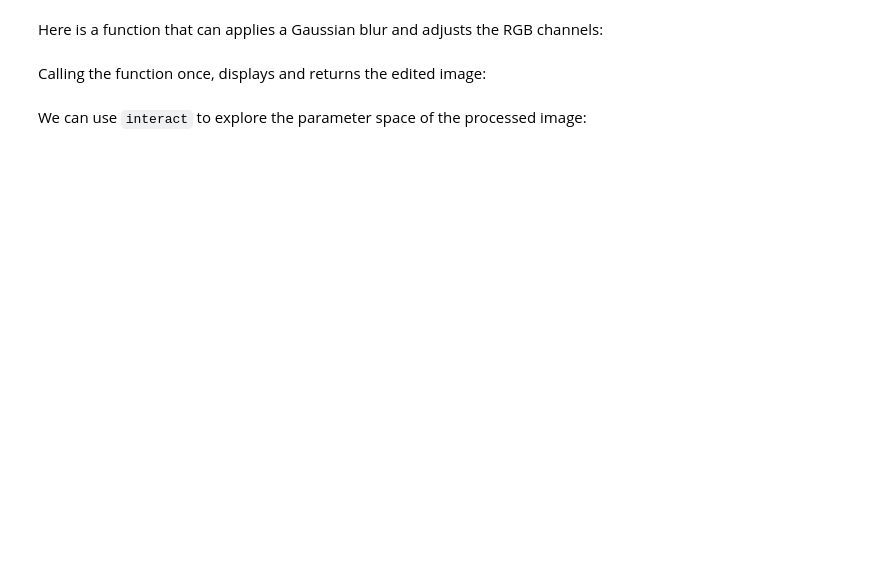
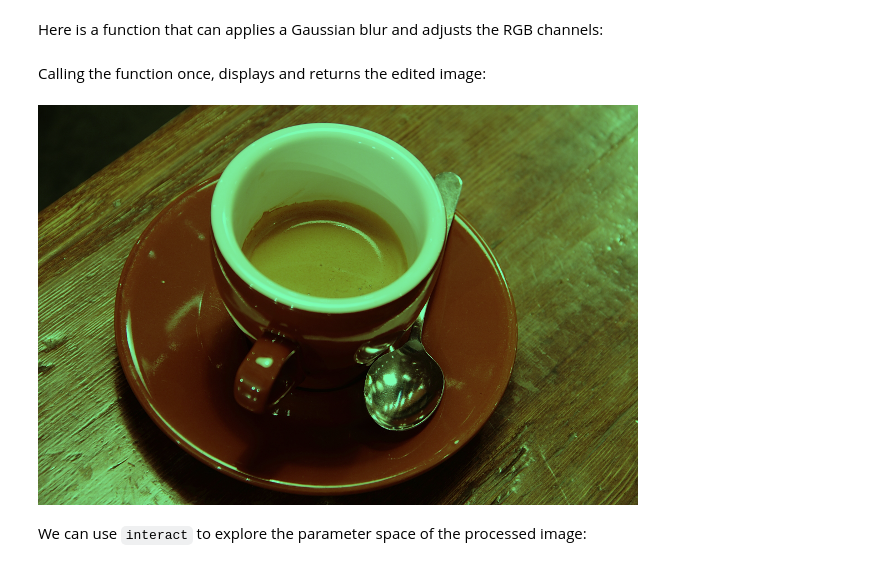
Before and after one commit to ellisonbg/talk-2014, a Jupyter notebook: Interaction.ipynb, the cells around one changed output. Cells and saved outputs as stored; diff of their text form; code cells hidden in the pictures; blank space fills up the shorter version.

```diff
--- a/Interaction.ipynb
+++ b/Interaction.ipynb
@@ -48,7 +52,9 @@ def edit_image(image, sigma=0.1, r=1.0, g=1.0, b=1.0):
 # %% [markdown]
 Calling the function once, displays and returns the edited image:
 # %%
-new_i = edit_image(i, 0.8, r=0.7, b=0.7);
+new_i = edit_image(i, 0.1, r=0.5, b=0.7);
+# %% [output]
+[figure, added]
 # %% [markdown]
 We can use `interact` to explore the parameter space of the processed image:
 # %%
```
Also changed, not shown: parts of 13 cells of this notebook, 17 other files.
